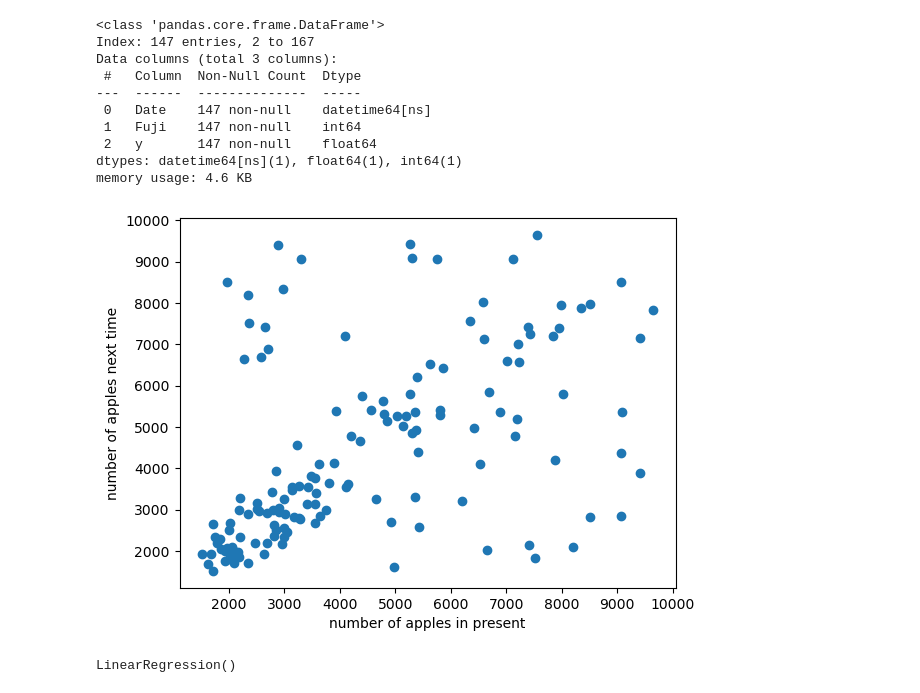
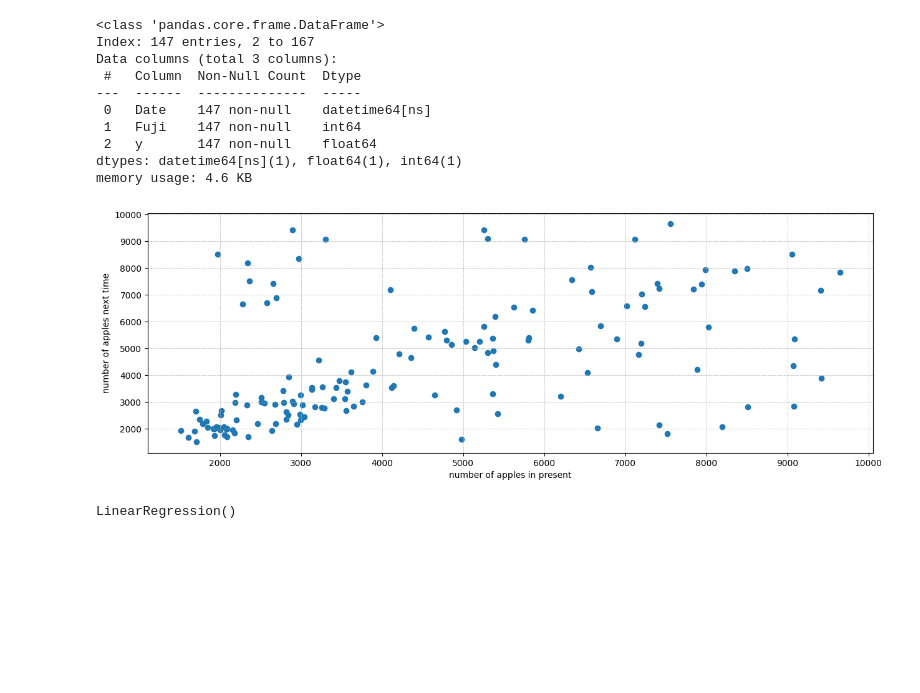
Before and after one commit to OatKID/RegressionMiniProject, a Jupyter notebook: algorithm/Fuji/1_predict_1/linear_regression.ipynb, the cells around one changed output. Cells and saved outputs as stored; diff of their text form; code cells hidden in the pictures; blank space fills up the shorter version.

```diff
--- a/algorithm/Fuji/1_predict_1/linear_regression.ipynb
+++ b/algorithm/Fuji/1_predict_1/linear_regression.ipynb
@@ -58,12 +60,14 @@ Data columns (total 3 columns):
 dtypes: datetime64[ns](1), float64(1), int64(1)
 memory usage: 4.6 KB
 # %%
+plt.figure(figsize=(15,5))
 plt.scatter(df_fuji["Fuji"], df_fuji["y"])
 plt.xlabel("number of apples in present")
 plt.ylabel("number of apples next time")
+plt.grid(linestyle='--', linewidth=0.5)
 plt.show()
 # %% [output]
-[figure, old version]
+[figure, new version]
 # %%
 feature_fuji = np.array(df_fuji.drop(columns="y"))
 label_fuji = np.array(df_fuji.drop(columns="Fuji"))
```
Also changed, not shown: parts of 8 cells of this notebook, 2 other files.
